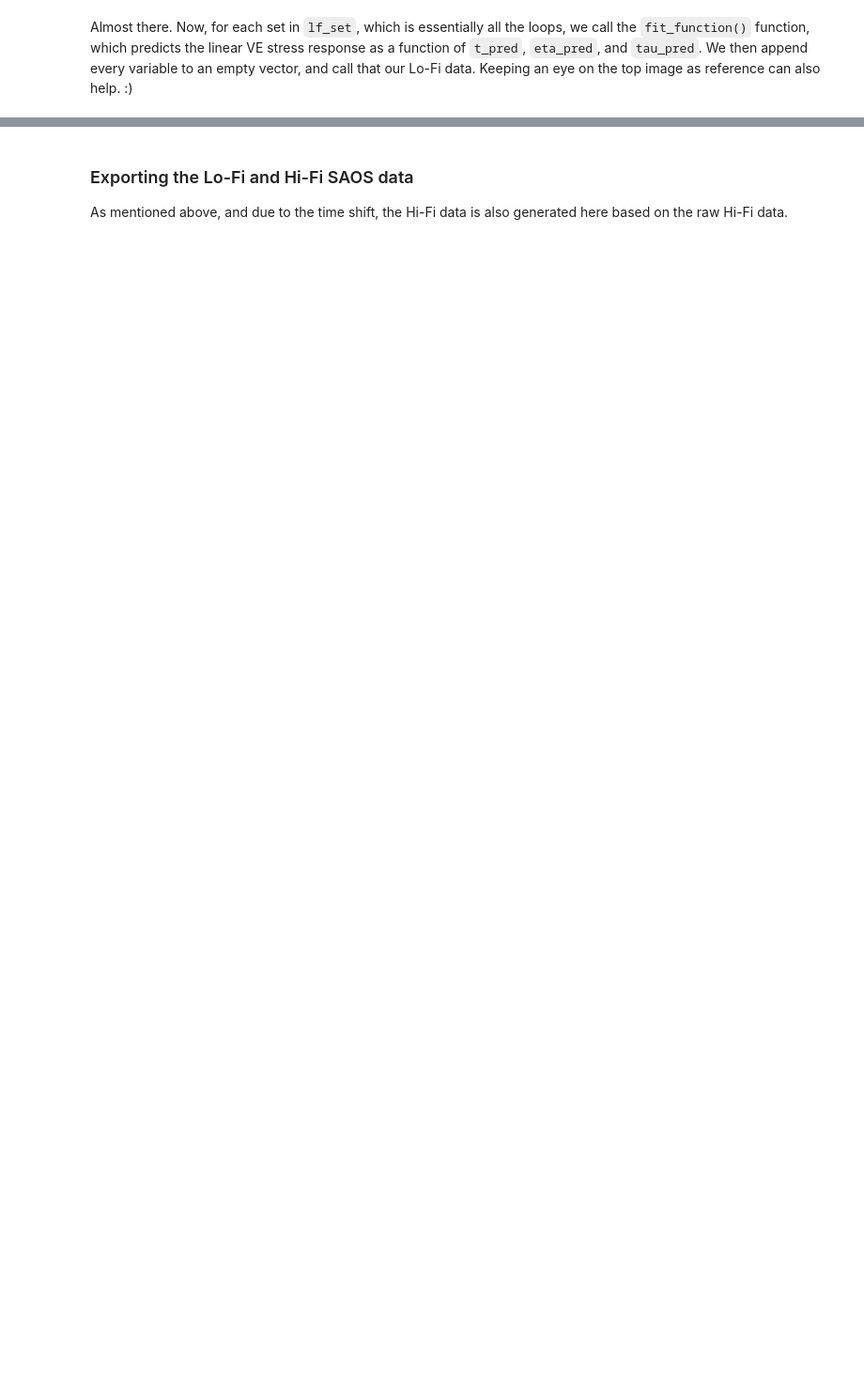
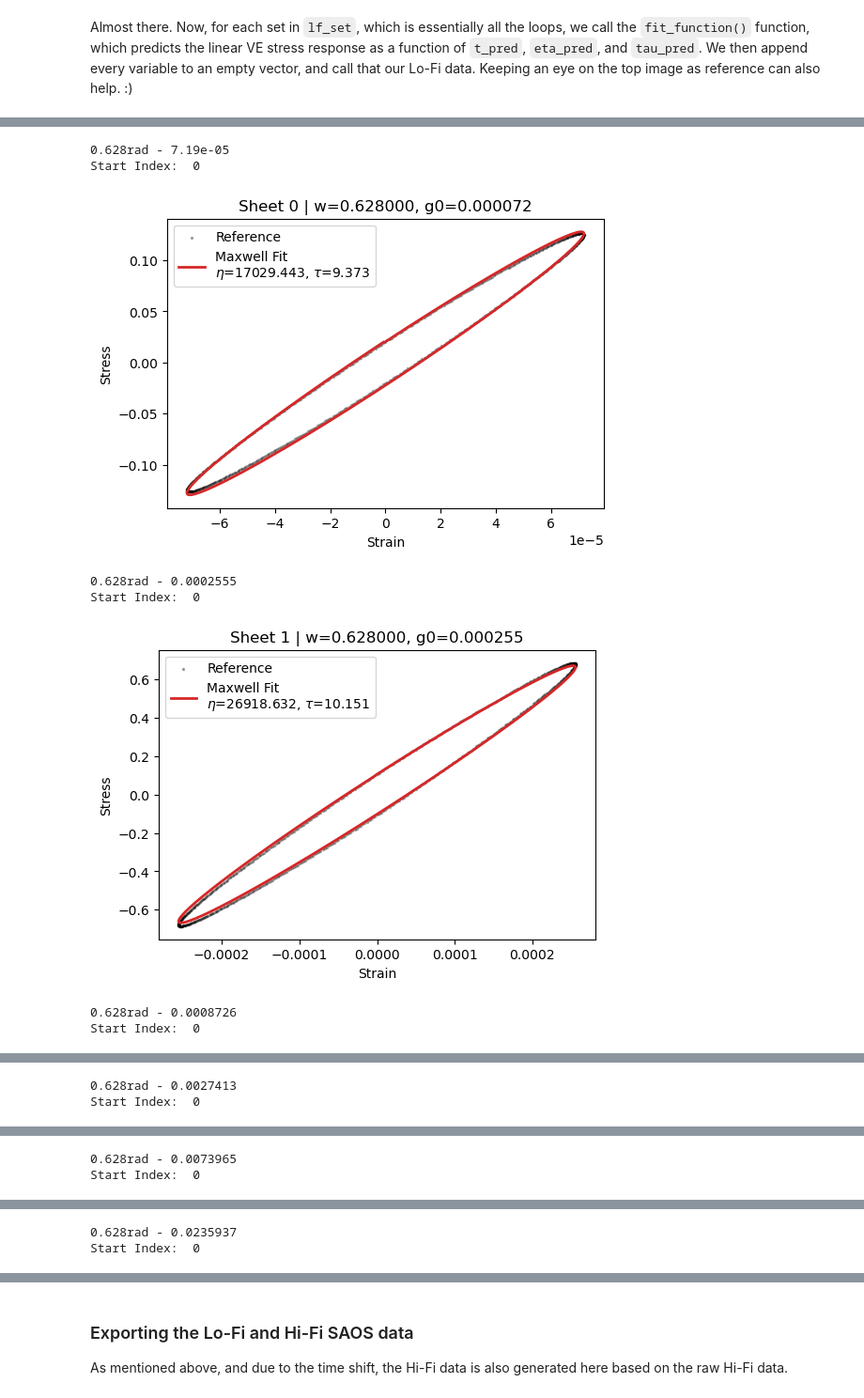
Before and after one commit to alan-ze/PunLab, a Jupyter notebook: mfnn/notebooks/Main_LF_SAOS.ipynb, the cells around one changed output, grey strips where cells are left out. Shown at 94% size. Drawn from its saved outputs; the diff is of its cells as text; code cells hidden in the pictures; blank space fills up the shorter version.

```diff
--- a/mfnn/notebooks/Main_LF_SAOS.ipynb
+++ b/mfnn/notebooks/Main_LF_SAOS.ipynb
@@ -26,14 +40,10 @@ from sklearn.model_selection import train_test_split
 # %%
 np.set_printoptions(suppress=True)
-path = os.getcwd()
-files = os.listdir(path)
-df = {}
-# url = 'https://github.com/procf/RhINNs/raw/main/MFNN/SAOS/Data_HF_SAOS_raw.xlsx'
-#Uncomment the below line to run locally
-url = pd.ExcelFile(r"C:\Users\alanh\PunLab\mfnn\experiments\Pigs_NegCon\combined_pig_negcon.xlsx")
+file = pd.ExcelFile(r"/home/alanh/projects/PunLab/mfnn/experiments/Pigs_NegCon/combined_pig_negcon.xlsx")
 
-df = pd.read_excel(url, sheet_name=None)
+df = pd.read_excel(file, sheet_name=None)
 data = [[k,v] for k,v in df.items()]
+data.pop(23)  # Data incorrect in this sheet
 t_train, g_train, w_train = np.array([]), np.array([]), np.array([])
 s_train = np.array([])
 
@@ -42,23 +52,24 @@ def pos_finder(vector):
     for i in range(len(vector) - 1):
         if vector[i] < 0 and vector[i + 1] >= 0:
             return i + 1
-    return -1
+    return np.argmin(np.abs(vector))    # ERROR: Not finding crossings?
 
 def extractor(i):
     data[i][1] = data[i][1].dropna()
     print(data[i][0])
 
-    #handling the time shift
+    # Handling the time shift
     ind = pos_finder(data[i][1]['Strain'])
+    print("Start Index: ", ind)
     t0 = data[i][1]['Step time'].iloc[ind]
     ymax = data[i][1]['Stress'].iloc[ind]
 
-    #column extraction
+    # Column extraction
     St = data[i][1]['Strain']
     SR = data[i][1]['Shear rate']
     Time = data[i][1]['Step time']
     w = data[i][1]['Angular frequency']
-    G0 = data[i][1]['Oscillation strain'] * 100
+    G0 = data[i][1]['Oscillation strain']
     Stress = data[i][1]['Stress']
     Time_adj = Time - t0
     Time_adj = Time_adj
@@ -400,0 +542,52 @@ for i in lf_set:
+# %%
+y000 = y0_fit
+g00 = X_fit[:,1]
+omega0 = X_fit[:,0]
+lf_set = indices
+N_exp = int(10.*len(s_hf_sampled)/len(lf_set))  # Desired ratio of LF to HF data points
+
+# Use lists, np.append is slow
+t_lf_list, g0_lf_list, w_lf_list, g_lf_list, gdot_lf_list, s_lf_list = [], [], [], [], [], []
+
+for i in lf_set:
+    t_test, g0_test, w_test, s_test, st_test, sr_test = extractor(i)
+
+    omega = omega0[i]
+    g0 = g00[i]
+    y0 = y000[i]
+
+    X_pred = np.reshape([omega, g0], (1,-1))
+    eta_pred, tau_pred = best_model.predict(X_pred)[0]
+
+    t_pred = np.linspace(min(t_test), max(t_test), N_exp)
+    Y_pred = fit_function(t_pred, eta_pred, tau_pred, y0, g0, omega, tmax=1, wmax=1)
+
+    g_pred = g0 * np.sin(omega * t_pred)
+    gdot_pred = g0*omega*np.cos(omega * t_pred)
+
+    #LF generation
+    g0_lf_list.extend(g0 * np.ones(N_exp))
+    t_lf_list.extend(t_pred)
+    w_lf_list.extend(omega * np.ones(N_exp))
+
+    g_lf_list.extend(g_pred)
+    gdot_lf_list.extend(gdot_pred)
+    s_lf_list.extend(Y_pred)
+
+    plt.figure(figsize=(6, 4))
+    plt.title(f"Sheet {i} | w={omega:.6f}, g0={g0:.6f}")
+    plt.scatter(st_test, s_test, label='Reference', s=2, color='k', alpha=0.3)
+    plt.plot(g_pred, Y_pred, label=f'Maxwell Fit\n$\eta$={eta_pred:.3f}, $\\tau$={tau_pred:.3f}', linewidth=2, color='tab:red')
+    plt.xlabel('Strain')
+    plt.ylabel('Stress')
+    plt.legend()
+    plt.show()
+# %% [output]
+0.628rad - 7.19e-05
+Start Index:  0
+[figure, added]
+0.628rad - 0.0002555
+Start Index:  0
+[figure, added]
+0.628rad - 0.0008726
+Start Index:  0
@@ -400,0 +595,2 @@ for i in lf_set:
+0.628rad - 0.0027413
+Start Index:  0
@@ -400,0 +598,2 @@ for i in lf_set:
+0.628rad - 0.0073965
+Start Index:  0
@@ -400,0 +601,2 @@ for i in lf_set:
+0.628rad - 0.0235937
+Start Index:  0
```
Also changed, not shown: parts of 13 cells of this notebook, 49 other files.
